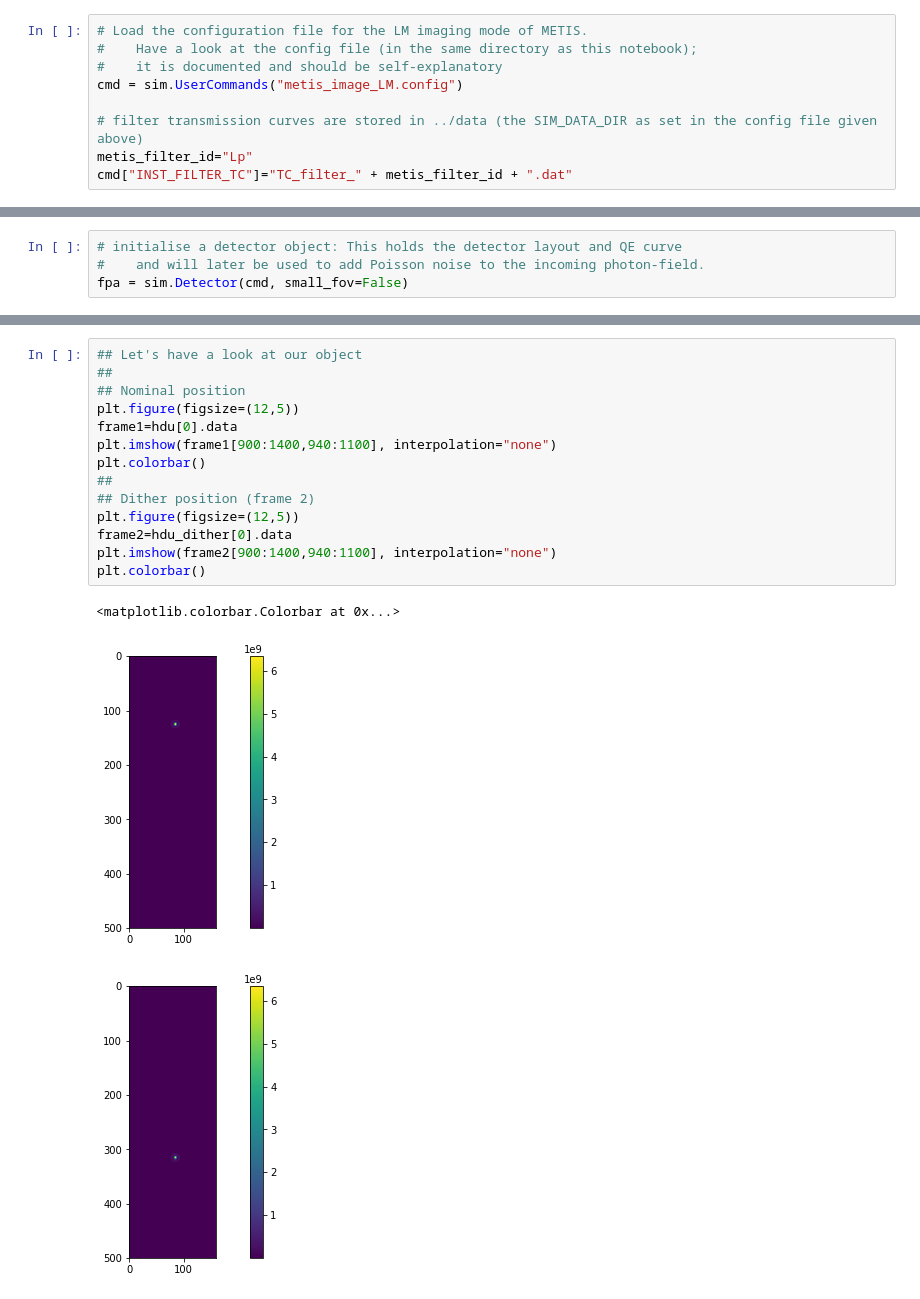
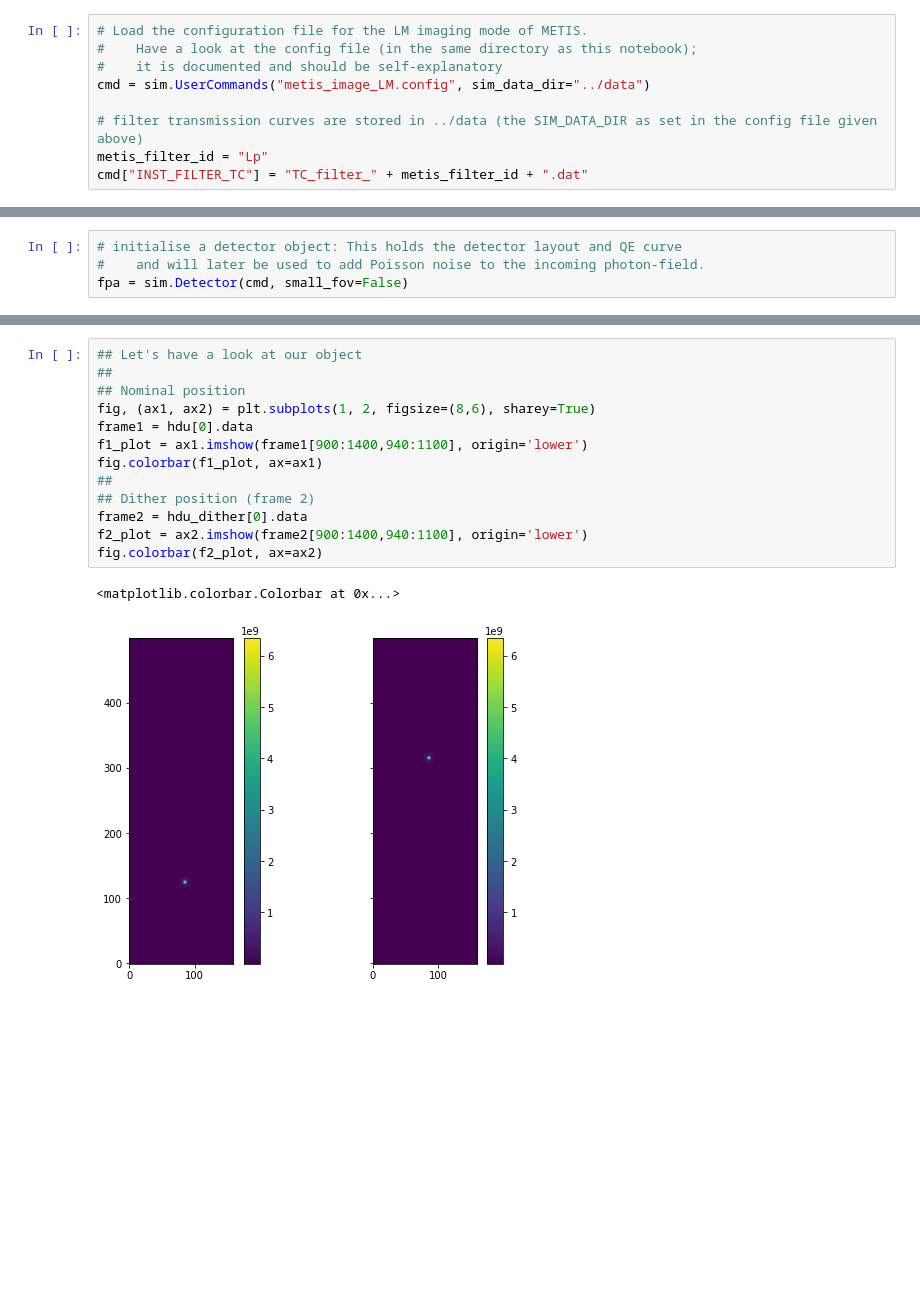
Before and after one commit to astronomyk/SimMETIS, a Jupyter notebook: notebooks/SimMETIS_IMG_LM.ipynb, the cells around one changed output, grey strips where cells are left out. Cells and saved outputs as stored; diff of their text form; blank space fills up the shorter version.

```diff
--- a/notebooks/SimMETIS_IMG_LM.ipynb
+++ b/notebooks/SimMETIS_IMG_LM.ipynb
@@ -17,11 +17,11 @@ Populating the interactive namespace from numpy and matplotlib
 # Load the configuration file for the LM imaging mode of METIS.
 #    Have a look at the config file (in the same directory as this notebook);
 #    it is documented and should be self-explanatory
-cmd = sim.UserCommands("metis_image_LM.config")
+cmd = sim.UserCommands("metis_image_LM.config", sim_data_dir="../data")
 
 # filter transmission curves are stored in ../data (the SIM_DATA_DIR as set in the config file given above)
-metis_filter_id="Lp"
-cmd["INST_FILTER_TC"]="TC_filter_" + metis_filter_id + ".dat"
+metis_filter_id = "Lp"
+cmd["INST_FILTER_TC"] = "TC_filter_" + metis_filter_id + ".dat"
 # %%
 # INFO -- show list of commands
 cmd.cmds
@@ -80,21 +81,19 @@ Reading out chip 1 using superfast
 # %%
 ## Let's have a look at our object
 ##
 ## Nominal position
-plt.figure(figsize=(12,5))
-frame1=hdu[0].data
-plt.imshow(frame1[900:1400,940:1100], interpolation="none")
-plt.colorbar()
+fig, (ax1, ax2) = plt.subplots(1, 2, figsize=(8,6), sharey=True)
+frame1 = hdu[0].data
+f1_plot = ax1.imshow(frame1[900:1400,940:1100], origin='lower')
+fig.colorbar(f1_plot, ax=ax1)
 ##
 ## Dither position (frame 2)
-plt.figure(figsize=(12,5))
-frame2=hdu_dither[0].data
-plt.imshow(frame2[900:1400,940:1100], interpolation="none")
-plt.colorbar()
+frame2 = hdu_dither[0].data
+f2_plot = ax2.imshow(frame2[900:1400,940:1100], origin='lower')
+fig.colorbar(f2_plot, ax=ax2)
 # %% [output]
 <matplotlib.colorbar.Colorbar at 0x...>
-[figure, old version]
+[figure, new version]
-[figure, removed]
 # %%
 ## Shift the dithered image back to the original position and combine the two images
 ##    This is the final result for this simulation.
```
Also changed, not shown: parts of 18 cells of this notebook.
